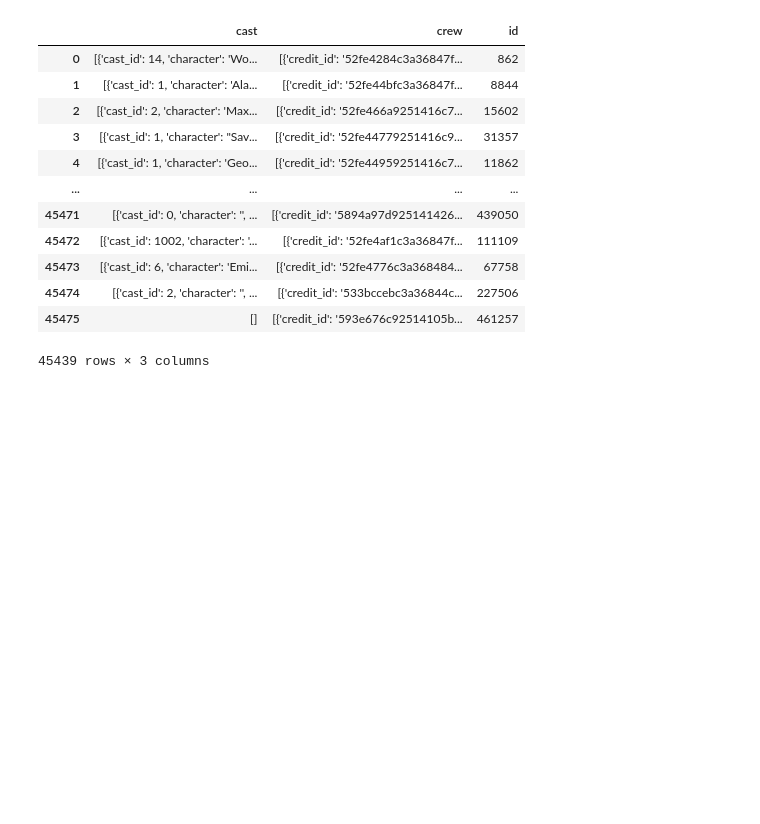
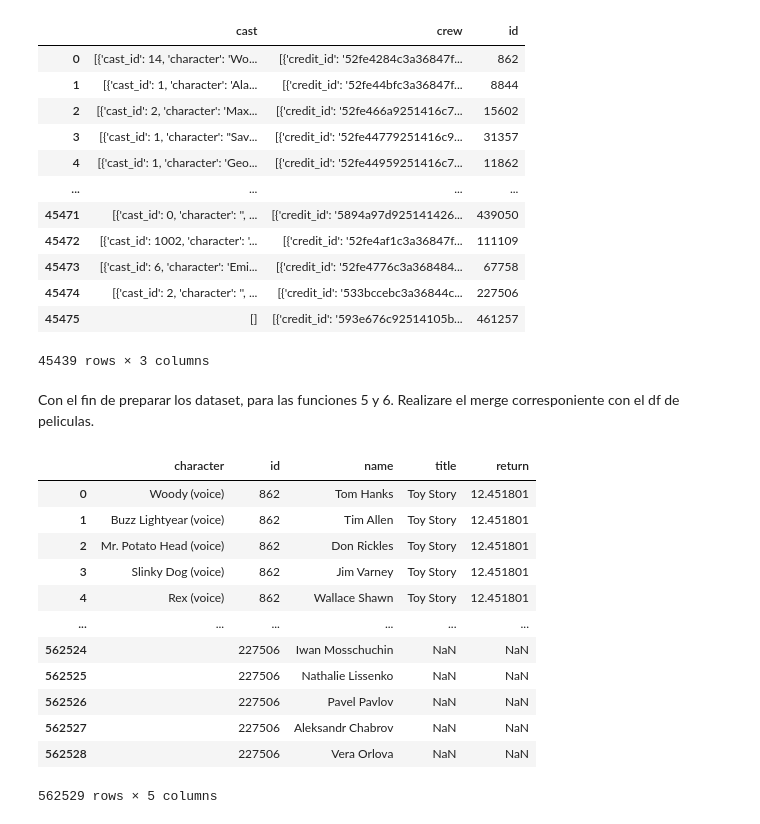
Before and after one commit to Clarisantillan/PI_ML_OPS_sistema_de_recomedacion, a Jupyter notebook: ETL/etl_credits.ipynb, the cells around one changed output. Drawn from its saved outputs; the diff is of its cells as text; code cells hidden in the pictures; blank space fills up the shorter version.

```diff
--- a/ETL/etl_credits.ipynb
+++ b/ETL/etl_credits.ipynb
@@ -77,3 +77,5 @@ for idx, crew in enumerate(crews):
     datos_crew.append(df)
 
 crew_df = pd.concat(datos_crew, ignore_index=True)
+# %% [markdown]
+Con el fin de preparar los dataset, para las funciones 5 y 6. Realizare el merge corresponiente con el df de peliculas.
@@ -79,0 +89,21 @@ crew_df = pd.concat(datos_crew, ignore_index=True)
+# %%
+actor = cast_df.merge(df_movies[['title', "return", 'id']], how="left", on="id")
+# %%
+#elimino columnas innecesarias
+actor.drop(columns=['cast_id','credit_id','gender','order','profile_path'], inplace=True)
+# %%
+actor
+# %% [output]
+|  | character | id | name | title | return |
+| 0 | Woody (voice) | 862 | Tom Hanks | Toy Story | 12.451801 |
+| 1 | Buzz Lightyear (voice) | 862 | Tim Allen | Toy Story | 12.451801 |
+| 2 | Mr. Potato Head (voice) | 862 | Don Rickles | Toy Story | 12.451801 |
+| 3 | Slinky Dog (voice) | 862 | Jim Varney | Toy Story | 12.451801 |
+| 4 | Rex (voice) | 862 | Wallace Shawn | Toy Story | 12.451801 |
+| ... | ... | ... | ... | ... | ... |
+| 562524 |  | 227506 | Iwan Mosschuchin | NaN | NaN |
+| 562525 |  | 227506 | Nathalie Lissenko | NaN | NaN |
+| 562526 |  | 227506 | Pavel Pavlov | NaN | NaN |
+| 562527 |  | 227506 | Aleksandr Chabrov | NaN | NaN |
+| 562528 |  | 227506 | Vera Orlova | NaN | NaN |
+562529 rows × 5 columns
```
Also changed, not shown: parts of 3 cells of this notebook, 8 other files.
